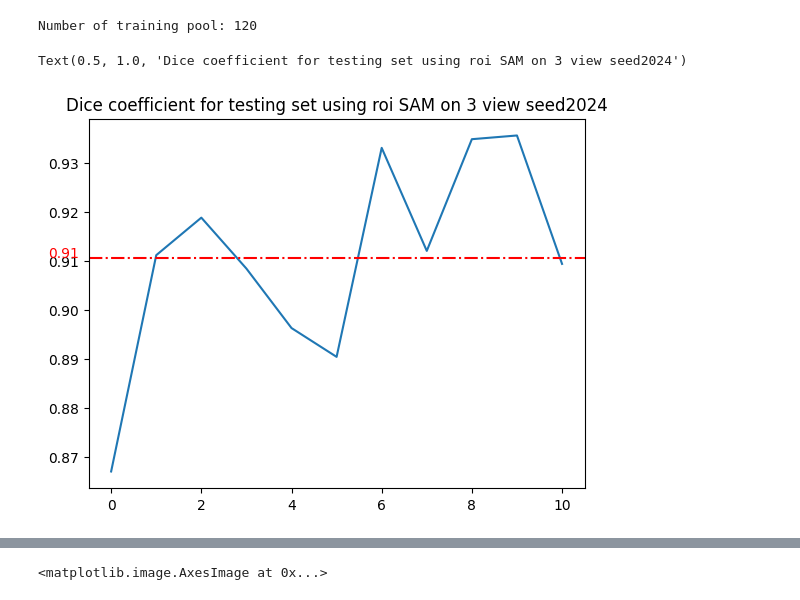
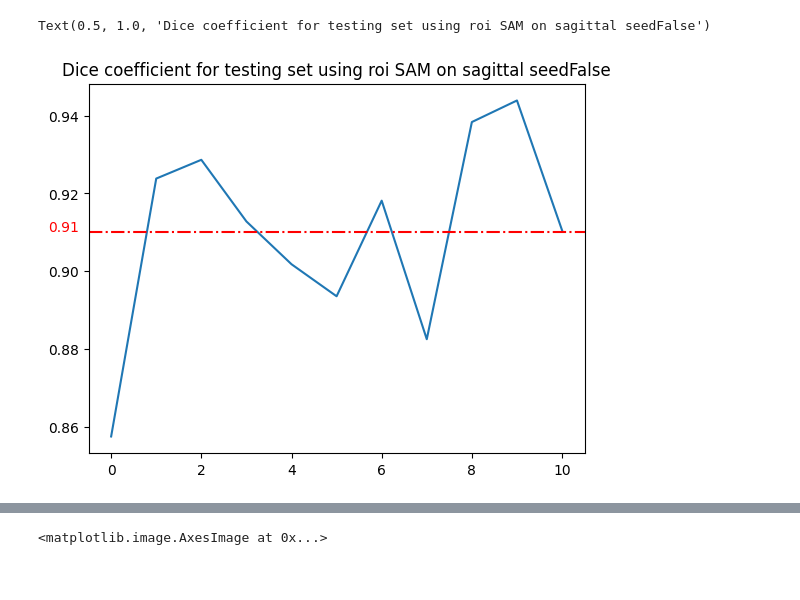
Before and after one commit to yexincheng/ALMRI, a Jupyter notebook: bbox.ipynb, the cells around one changed output, grey strips where cells are left out. Saved outputs shown, nothing was run; the diff lists cells and outputs as text; code cells hidden in the pictures.

```diff
--- a/bbox.ipynb
+++ b/bbox.ipynb
@@ -31,23 +31,6 @@ device = torch.device('cuda' if torch.cuda.is_available() else 'cpu')
 # training_pool_path = 'datasets/RAINE_organ_51/MRI_LeftKidney/SAM_sampling/random_100_2024pool.json'
 # with open(training_pool_path, 'r') as f:
 #     training_pool = json.load(f)
-# %%
-axial_view = 'MRI_LeftKidney_axial'
-sagittal_view = 'MRI_LeftKidney_sagittal'
-coronal_view = 'MRI_LeftKidney_coronal'
-
-training_axial = sorted(glob(os.path.join('/scratch/project/bollmann_lab/xincheng/segmentation/ALMRI/datasets/RAINE_organ_51', axial_view, 'train', '*.npz')))
-training_sagittal = sorted(glob(os.path.join('/scratch/project/bollmann_lab/xincheng/segmentation/ALMRI/datasets/RAINE_organ_51', sagittal_view, 'train', '*.npz')))
-training_coronal = sorted(glob(os.path.join('/scratch/project/bollmann_lab/xincheng/segmentation/ALMRI/datasets/RAINE_organ_51', coronal_view, 'train', '*.npz')))
-
-training_3views = training_axial + training_sagittal + training_coronal
-print(f'Number of training pool: {len(training_3views)}')
-
-testing_axial = sorted(glob(os.path.join('/scratch/project/bollmann_lab/xincheng/segmentation/ALMRI/datasets/RAINE_organ_51', axial_view, 'test', '*.npz')))
-testing_sagittal = sorted(glob(os.path.join('/scratch/project/bollmann_lab/xincheng/segmentation/ALMRI/datasets/RAINE_organ_51', sagittal_view, 'test', '*.npz')))
-testing_coronal = sorted(glob(os.path.join('/scratch/project/bollmann_lab/xincheng/segmentation/ALMRI/datasets/RAINE_organ_51', coronal_view, 'test', '*.npz')))
-# %% [output]
-Number of training pool: 120
 # %%
 import numpy as np
 
@@ -204,10 +188,14 @@ np.save(os.path.join('results/dice/original', f'sam_vit_b_roi_{mode}ing_coronal_
 # %%
+mode = 'test'
+box_seed = False
+view = 'sagittal'
+dices_final = np.load(os.path.join('results/dice/original', f'sam_vit_b_roi_{mode}ing_{view}_seed{box_seed}.npy'))
 mean = np.mean(dices_final)
 plt.plot(dices_final)
 plt.axhline(y=mean, color='r', linestyle='-.')
 # add mean value to the y axis
 plt.text(-1.4, mean, f'{mean:.2f}', color='r')
-plt.title(f'Dice coefficient for {mode}ing set using roi SAM on 3 view seed{box_seed}')
+plt.title(f'Dice coefficient for {mode}ing set using roi SAM on {view} seed{box_seed}')
 # %% [output]
-Text(0.5, 1.0, 'Dice coefficient for testing set using roi SAM on 3 view seed2024')
+Text(0.5, 1.0, 'Dice coefficient for testing set using roi SAM on sagittal seedFalse')
-[figure, old version]
+[figure, new version]
```
Also changed, not shown: parts of 7 cells of this notebook, 2 other files.
